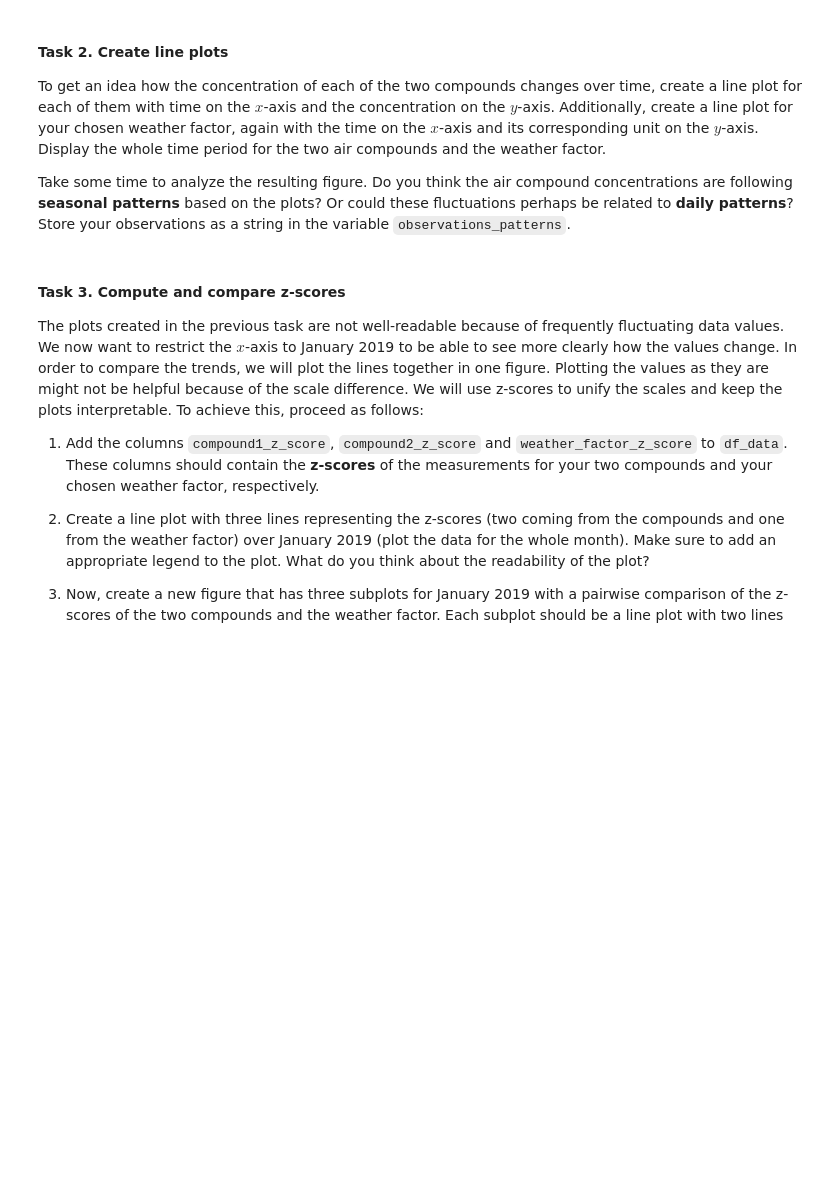
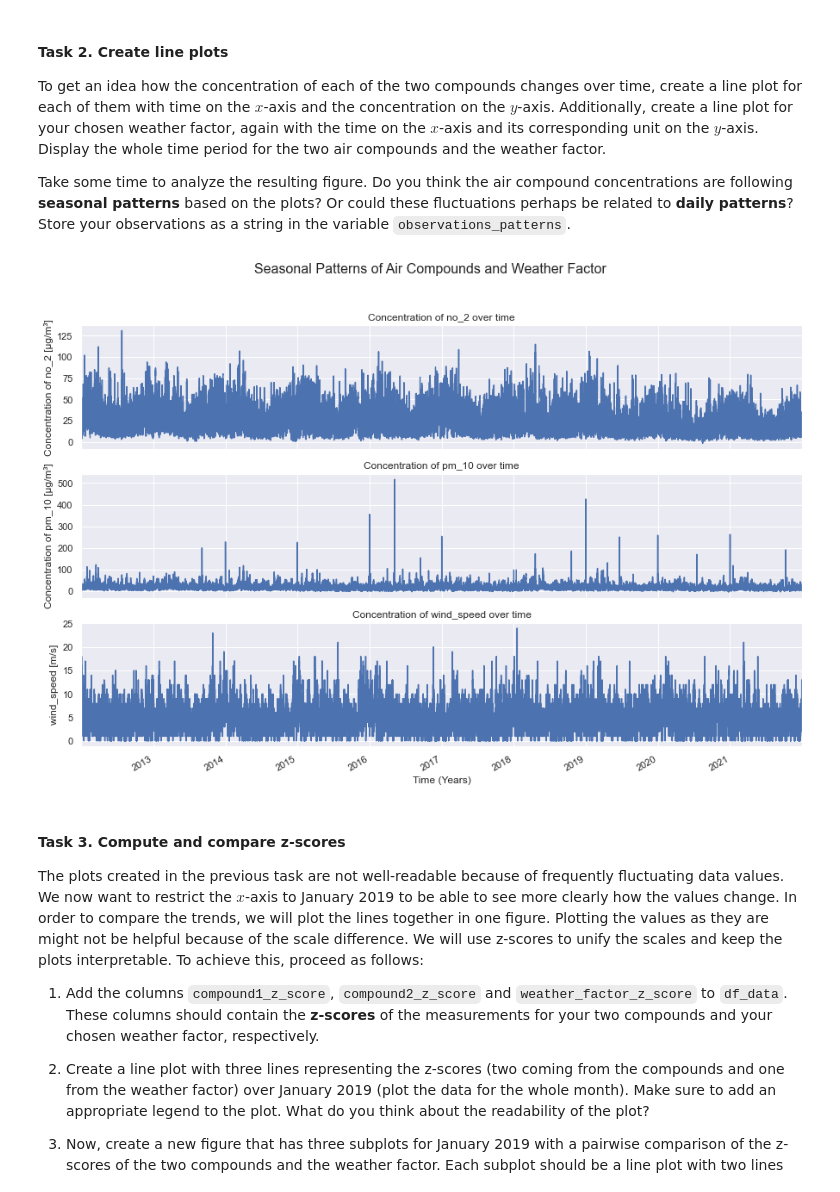
Before and after one commit to danieltyukov/tue-data-analytics, a Jupyter notebook: GA1/GA1-1819283.ipynb, the cells around one changed output. Cells and saved outputs as stored; diff of their text form; code cells hidden in the pictures; blank space fills up the shorter version.

```diff
--- a/GA1/GA1-1819283.ipynb
+++ b/GA1/GA1-1819283.ipynb
@@ -485,3 +587,36 @@ Store your observations as a string in the variable `observations_patterns`.
+# %%
+#// BEGIN_TODO [EDA_seasonal_patterns] (4 points)
+
+fig, ax = plt.subplots(nrows=3, ncols=1, sharex=True, figsize=(15, 10))
+fig.suptitle('Seasonal Patterns of Air Compounds and Weather Factor', fontsize=16)
+
+# line plot for compound1
+df_data[compound1].plot(ax=ax[0], title=f'Concentration of {compound1} over time')
+ax[0].set_ylabel(f'Concentration of {compound1} [µg/m³]')
+ax[0].set_xlabel('')
+ax[0].set_xlim([start_measurement, end_measurement])
+
+# line plot for compound2
+df_data[compound2].plot(ax=ax[1], title=f'Concentration of {compound2} over time')
+ax[1].set_ylabel(f'Concentration of {compound2} [µg/m³]')
+ax[1].set_xlabel('')
+ax[1].set_xlim([start_measurement, end_measurement])
+
+# line plot for chosen weather factor
+df_data[chosen_weather_factor].plot(ax=ax[2], title=f'Concentration of {chosen_weather_factor} over time')
+ax[2].set_ylabel(f'{chosen_weather_factor} [m/s]')
+ax[2].set_xlabel('')
+ax[2].set_xlim([start_measurement, end_measurement])
+
+# set the x-axis label
+ax[2].set_xlabel('Time (Years)')
+
+# show the plots
+plt.show()
+
+observations_patterns = 'The seasonal patterns of the air compounds are not clear esepcially with PM10 where it is following daily patterns. But with N02 we can see some correlation with the seasonal patterns where during middle of the years (summer months) when there is higher temperature there is lower concentration, there are also lower wind speed peaks during that period although it is hard to tell and should be investigated more closely.'
+# %% [output]
+[figure, added]
 # %%
 #// END_TODO [EDA_seasonal_patterns]
 # %% [markdown]
```
Also changed, not shown: parts of 35 cells of this notebook.
